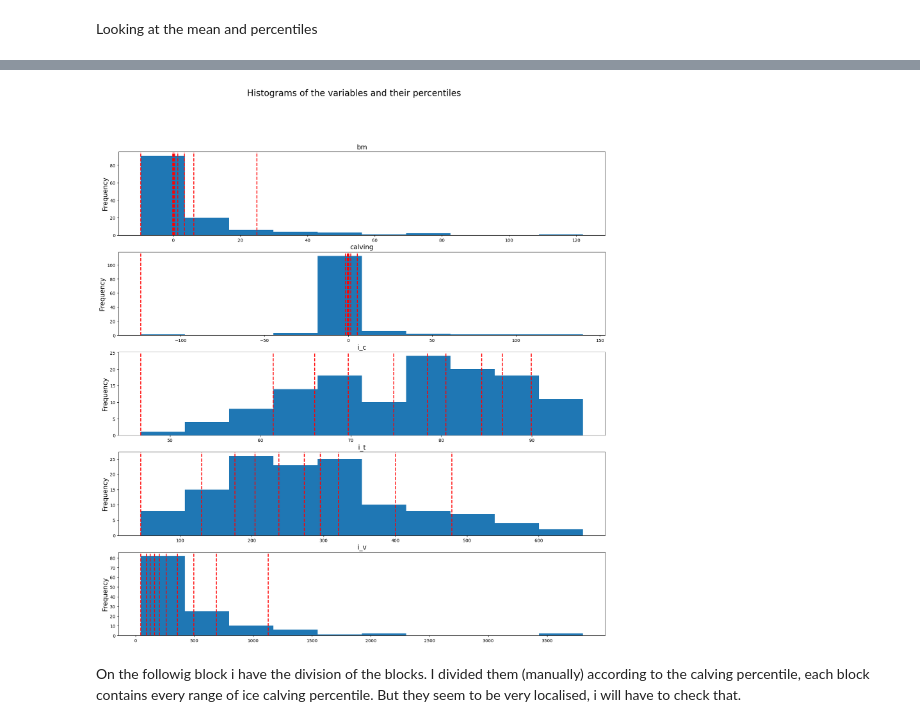
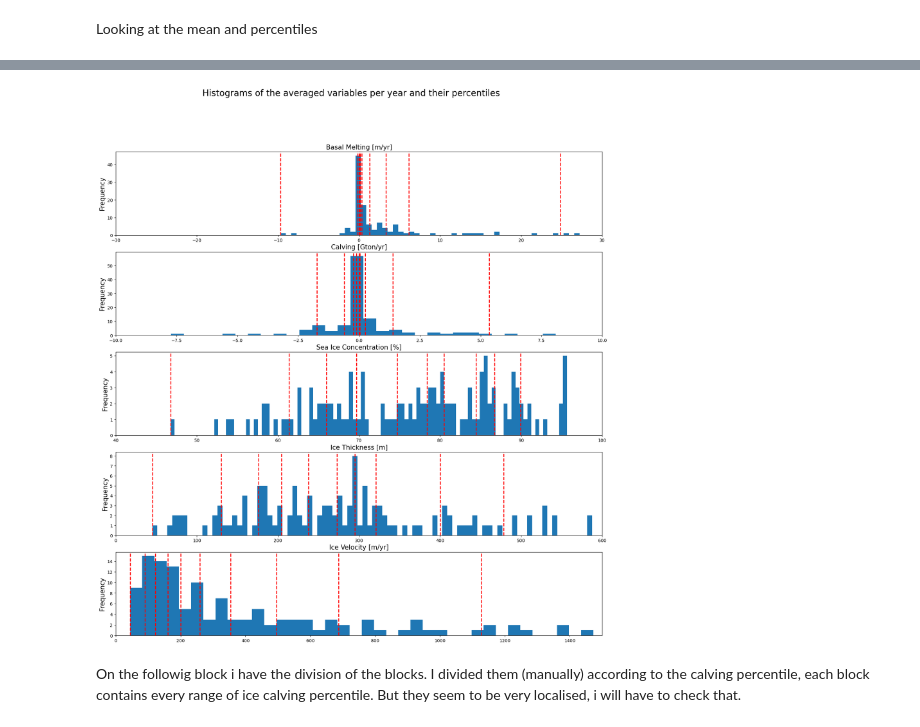
Before and after one commit to Moncada-Francesco-97/Calving-U-Net, a Jupyter notebook: block_cv.ipynb, the cells around one changed output, grey strips where cells are left out. Saved outputs shown, nothing was run; the diff lists cells and outputs as text; code cells hidden in the pictures.

Commit message:
I am adding here the visualisation of thee dataset

```diff
--- a/block_cv.ipynb
+++ b/block_cv.ipynb
@@ -165,3 +165,28 @@ dataset.columns.names = ['Variables', 'Years']
 dataset.index.names = ['Glaciers']
 # %% [markdown]
 Looking at the mean and percentiles
+# %%
+# Assuming 'Calving' is a column in your dataset_mean DataFrame
+variable = 'calving'
+
+# Calculate percentiles for the 'Calving' variable
+calving_percentiles = np.percentile(dataset_mean[variable], np.arange(0, 100, 10))
+
+# Plot the histogram for 'Calving' variable
+fig, ax = plt.subplots(figsize=(10, 6))
+ax.hist(dataset_mean[variable], bins=1000)
+ax.set_title('Distribution of averaged calving flux per year, with percentile values', fontsize=15)
+ax.set_xlabel('Calving [Gton/yr]', fontsize=12)
+ax.set_ylabel('Frequency', fontsize=12)
+
+#Set limits
+ax.set_xlim([-3, 3])
+
+
+# Plot percentiles as dashed lines
+for percentile in calving_percentiles:
+    ax.axvline(percentile, color='r', linestyle='dashed', linewidth=2)
+
+# Save the figure
+plt.savefig(os.getcwd() + '/calving_histogram.png', dpi=300, bbox_inches='tight')
+plt.show()
@@ -168,34 +195,48 @@ Looking at the mean and percentiles
 # %%
 #Calculate the mean for each glacier in time
 dataset_mean = dataset.groupby(level=0, axis=1).mean()
 
 #Calculate the percentiles for each variable
 percentiles = pd.DataFrame(index=dataset_mean.columns, columns=np.arange(0, 100, 10))
 
 for variable in dataset_mean.columns:
     percentiles.loc[variable] = np.percentile(dataset_mean[variable], np.arange(0, 100, 10))
 
 
 #plot the histagram for all variables, inclding also the percentiles as lines
 fig, axs = plt.subplots(5, 1, figsize=(20, 20))
-fig.suptitle('Histograms of the variables and their percentiles', fontsize=20)
+fig.suptitle('Histograms of the averaged variables per year and their percentiles', fontsize=20)
+
+j =0
+
+units = ['[m/yr]', '[Gton/yr]', '[%]', '[m]',  '[m/yr]']
+x_limits = [[-30, 30], [-10, 10], [40, 100], [0, 600], [0, 1500]]
+bins_number = [200, 500, 100, 100, 100]
+
+names = ['Basal Melting ', 'Calving ', 'Sea Ice Concentration ', 'Ice Thickness ', 'Ice Velocity ']
 
 for i, variable in enumerate(dataset_mean.columns):
-    axs[i].hist(dataset_mean[variable], bins=10)
-    axs[i].set_title(variable, fontsize=15)
+    #axs[i].hist(dataset_mean[variable], bins=200)
+    axs[i].hist(dataset_mean[variable], bins=bins_number[j])
+    axs[i].set_title(names[j] + units[j] , fontsize=15)
     axs[i].set_ylabel('Frequency', fontsize=15)
     axs[i].axvline(percentiles.loc[variable, 0], color='r', linestyle='dashed', linewidth=2)
     axs[i].axvline(percentiles.loc[variable, 10], color='r', linestyle='dashed', linewidth=2)
     axs[i].axvline(percentiles.loc[variable, 20], color='r', linestyle='dashed', linewidth=2)
     axs[i].axvline(percentiles.loc[variable, 30], color='r', linestyle='dashed', linewidth=2)
     axs[i].axvline(percentiles.loc[variable, 40], color='r', linestyle='dashed', linewidth=2)
     axs[i].axvline(percentiles.loc[variable, 50], color='r', linestyle='dashed', linewidth=2)
     axs[i].axvline(percentiles.loc[variable, 60], color='r', linestyle='dashed', linewidth=2)
     axs[i].axvline(percentiles.loc[variable, 70], color='r', linestyle='dashed', linewidth=2)
     axs[i].axvline(percentiles.loc[variable, 80], color='r', linestyle='dashed', linewidth=2)
     axs[i].axvline(percentiles.loc[variable, 90], color='r', linestyle='dashed', linewidth=2)
+    axs[i].set_xlim(x_limits[j])
+    j = j+1
+
+#save the figure
+plt.savefig(os.getcwd() + '/histograms_adapted.png', dpi=300, bbox_inches='tight')
 # %% [output]
-[figure, old version]
+[figure, new version]
 # %%
 #This cell attributes to each glacier mean variable a number from 1 to 10, according to the percentile in which the variable is
 
```
Also changed, not shown: parts of 3 cells of this notebook, 5 other files.
